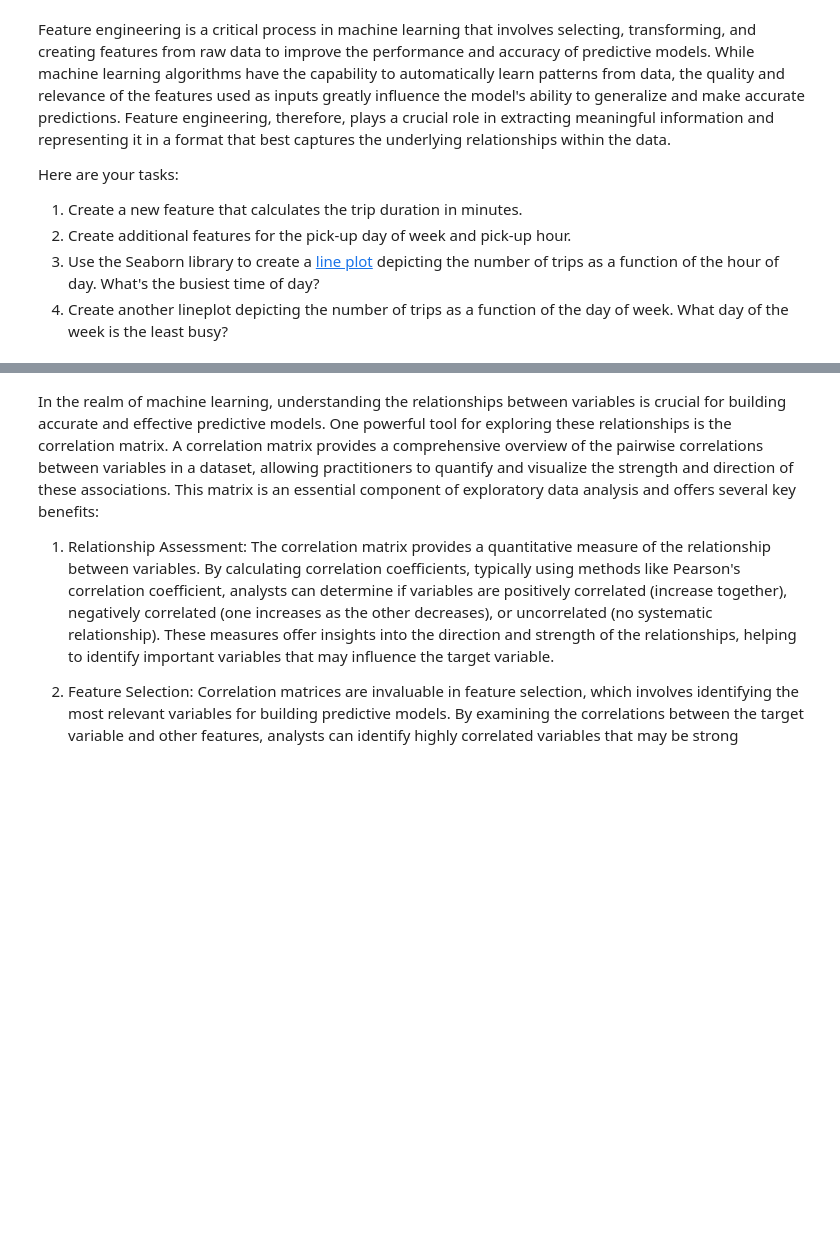
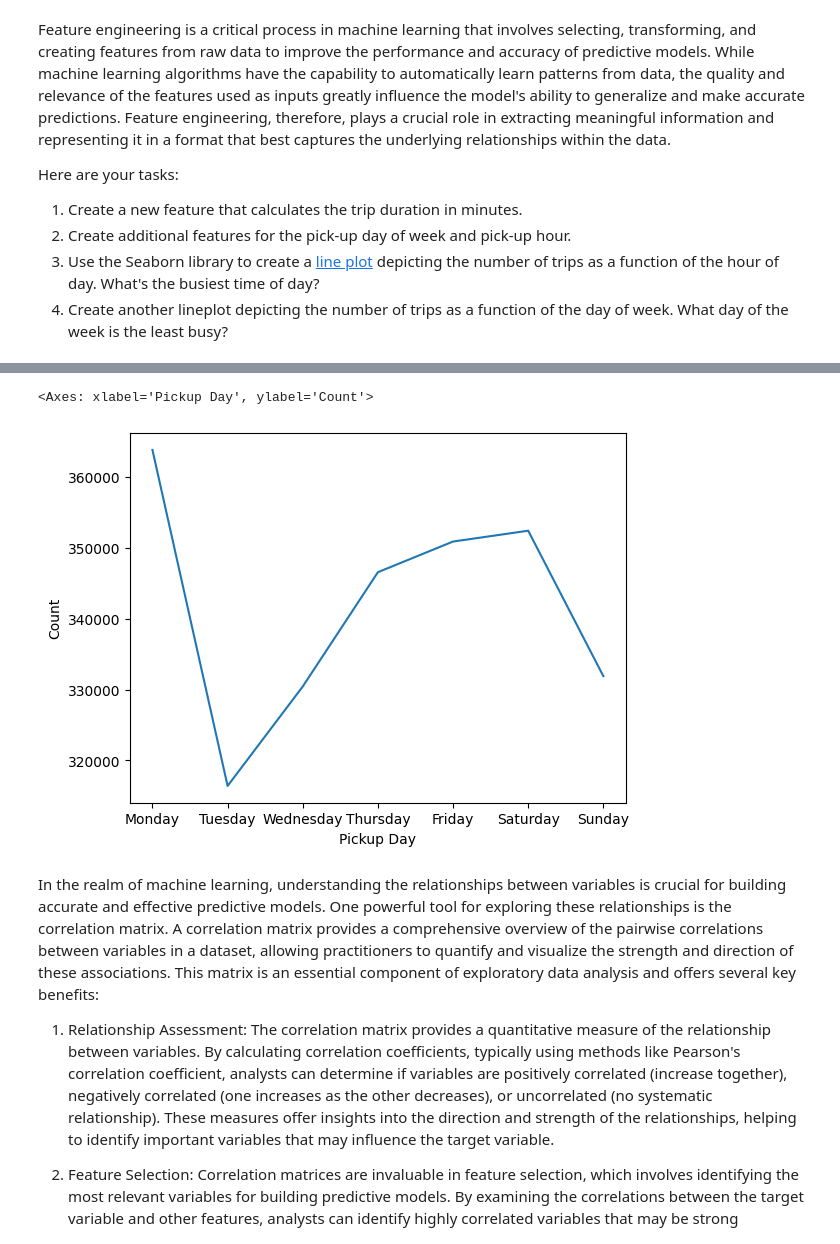
Before and after one commit to sranga/CleaningData, a Jupyter notebook: Student_MLE_MiniProject_EDA.ipynb, the cells around one changed output, grey strips where cells are left out. Drawn from its saved outputs; the diff is of its cells as text; code cells hidden in the pictures; blank space fills up the shorter version.

```diff
--- a/Student_MLE_MiniProject_EDA.ipynb
+++ b/Student_MLE_MiniProject_EDA.ipynb
@@ -57,5 +196,9 @@ Here are your tasks:
 # %%
 # Create a lineplot displaying the number of trips by pickup day
+taxi_clean_df.groupby(['pickup_day', 'pickup_day_name'], as_index=False)['pickup_day'].count().plot(x='pickup_day_name', kind='line', xlabel='Pickup Day', ylabel='Count', legend=False)
+# %% [output]
+<Axes: xlabel='Pickup Day', ylabel='Count'>
+[figure, added]
 # %% [markdown]
 In the realm of machine learning, understanding the relationships between variables is crucial for building accurate and effective predictive models. One powerful tool for exploring these relationships is the correlation matrix. A correlation matrix provides a comprehensive overview of the pairwise correlations between variables in a dataset, allowing practitioners to quantify and visualize the strength and direction of these associations. This matrix is an essential component of exploratory data analysis and offers several key benefits:
 
```
Also changed, not shown: parts of 10 cells of this notebook.
